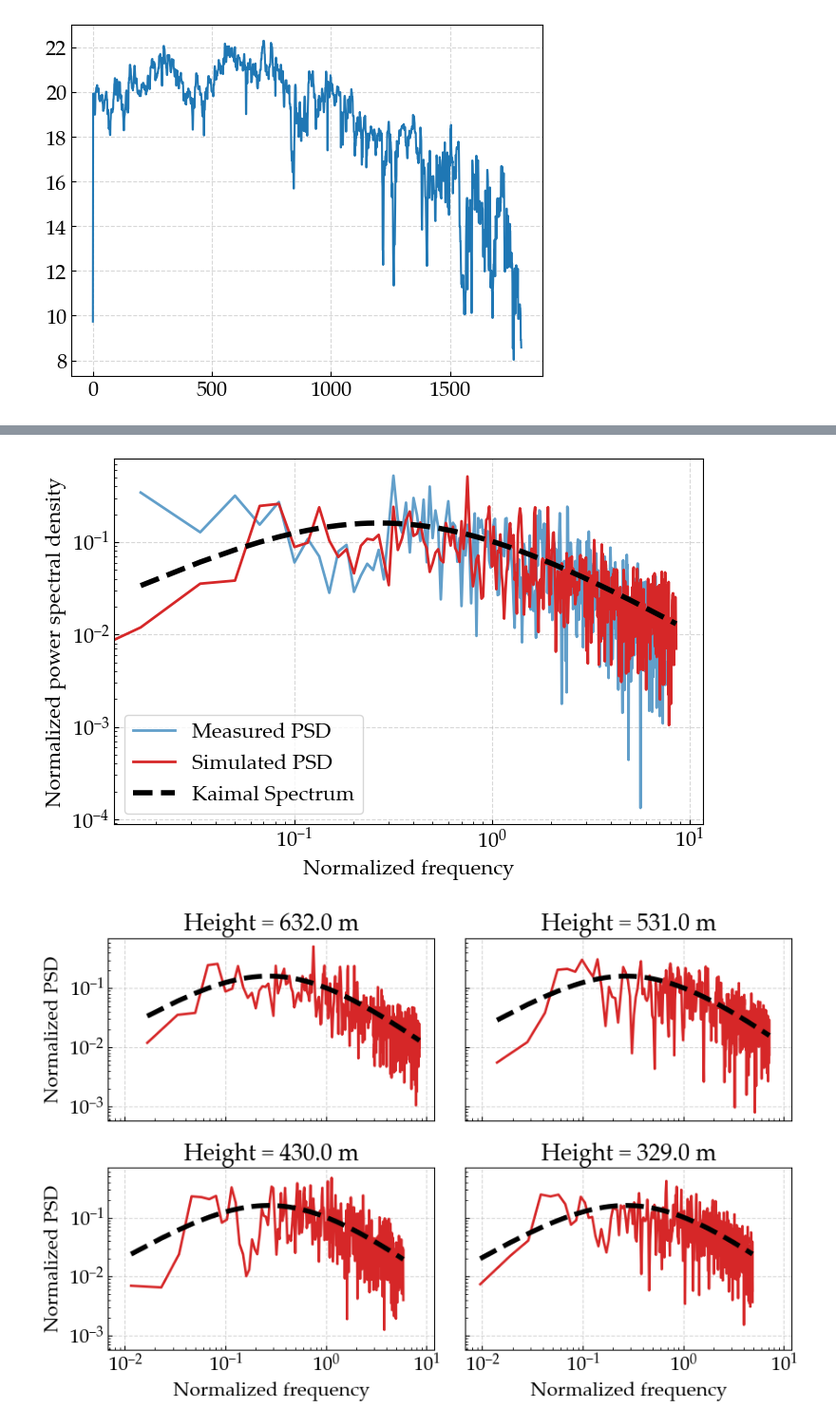
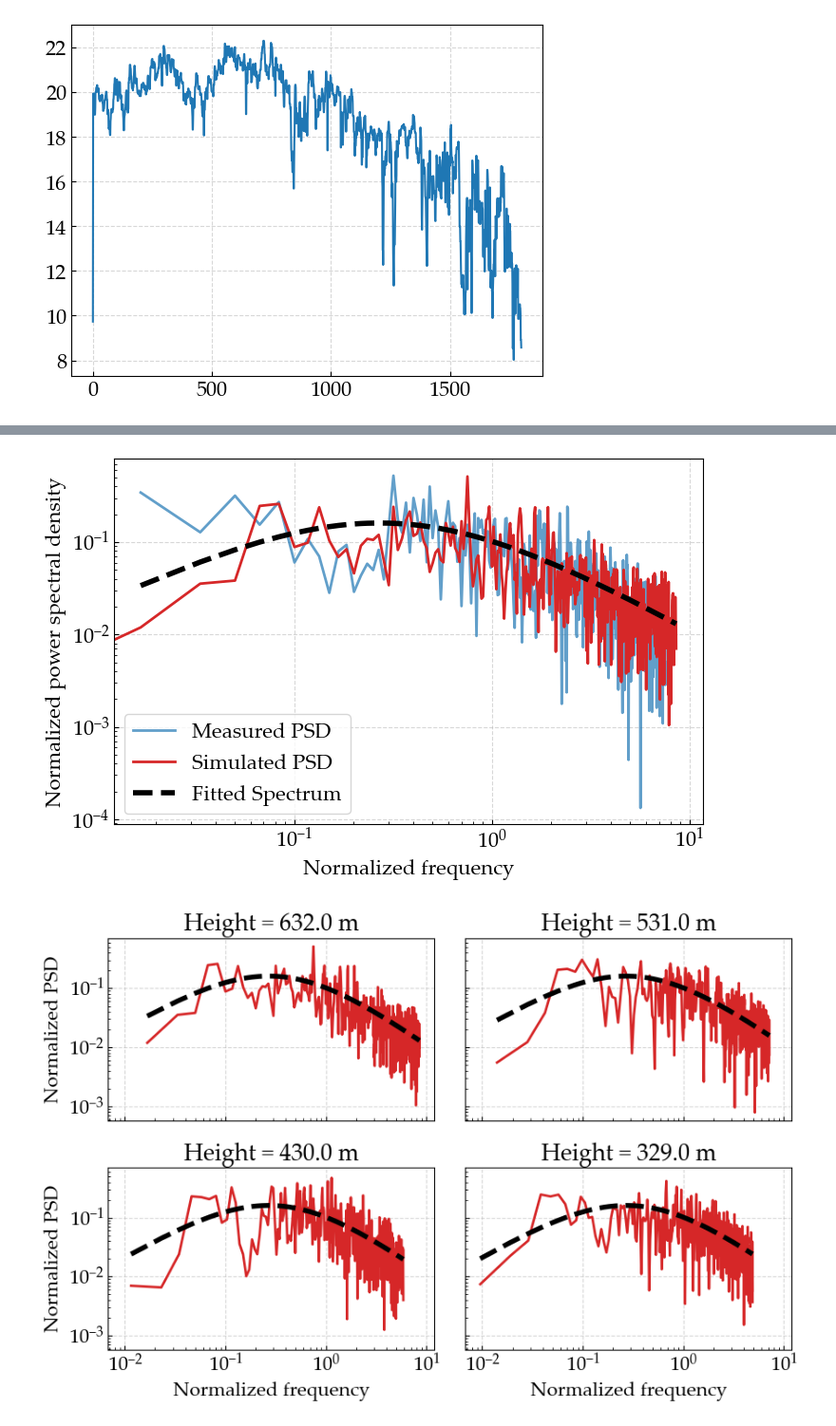
Before and after one commit to NanxiiChen/wind-simulation-GPU, a Jupyter notebook: examples/simulate_high_rise_building_customized_psd.ipynb, the cells around one changed output, grey strips where cells are left out. Shown at 95% size. Saved outputs shown, nothing was run; the diff lists cells and outputs as text; code cells hidden in the pictures.

```diff
--- a/examples/simulate_high_rise_building_customized_psd.ipynb
+++ b/examples/simulate_high_rise_building_customized_psd.ipynb
@@ -177,15 +182,15 @@ fig.savefig("./img/high_rise_building_wind_spectrum.png", bbox_inches="tight", d
 # %%
 fig, ax = plt.subplots(1, 1, figsize=(8, 5))
 ax.loglog(frequencies[:-60]*z/u_bar, psd[:-60]*frequencies[:-60]/u_star**2, label="Measured PSD", color="C0", lw=2, alpha=0.7,)
 ax.loglog(frequencies_sim*z/u_bar, psd_sim*frequencies_sim/u_star**2, label="Simulated PSD", color="C3", linestyle="solid", lw=2)
-ax.loglog(frequencies*z/u_bar, reference_psd*frequencies/u_star**2, label="Kaimal Spectrum", color="black", linestyle="--", lw=4)
+ax.loglog(frequencies*z/u_bar, reference_psd*frequencies/u_star**2, label="Fitted Spectrum", color="black", linestyle="--", lw=4)
 ax.legend()
 ax.set(xlabel="Normalized frequency",
          ylabel="Normalized power spectral density")
 fig.savefig("./img/high_rise_building_wind_spectrum_norm.pdf", bbox_inches="tight")
 fig.savefig("./img/high_rise_building_wind_spectrum_norm.png", bbox_inches="tight", dpi=300)
 # %% [output]
-[figure, old version]
+[figure, new version]
 # %%
 indices = np.arange(100, 0, -25)-1
 
```
Also changed, not shown: parts of 3 cells of this notebook, 17 other files.
